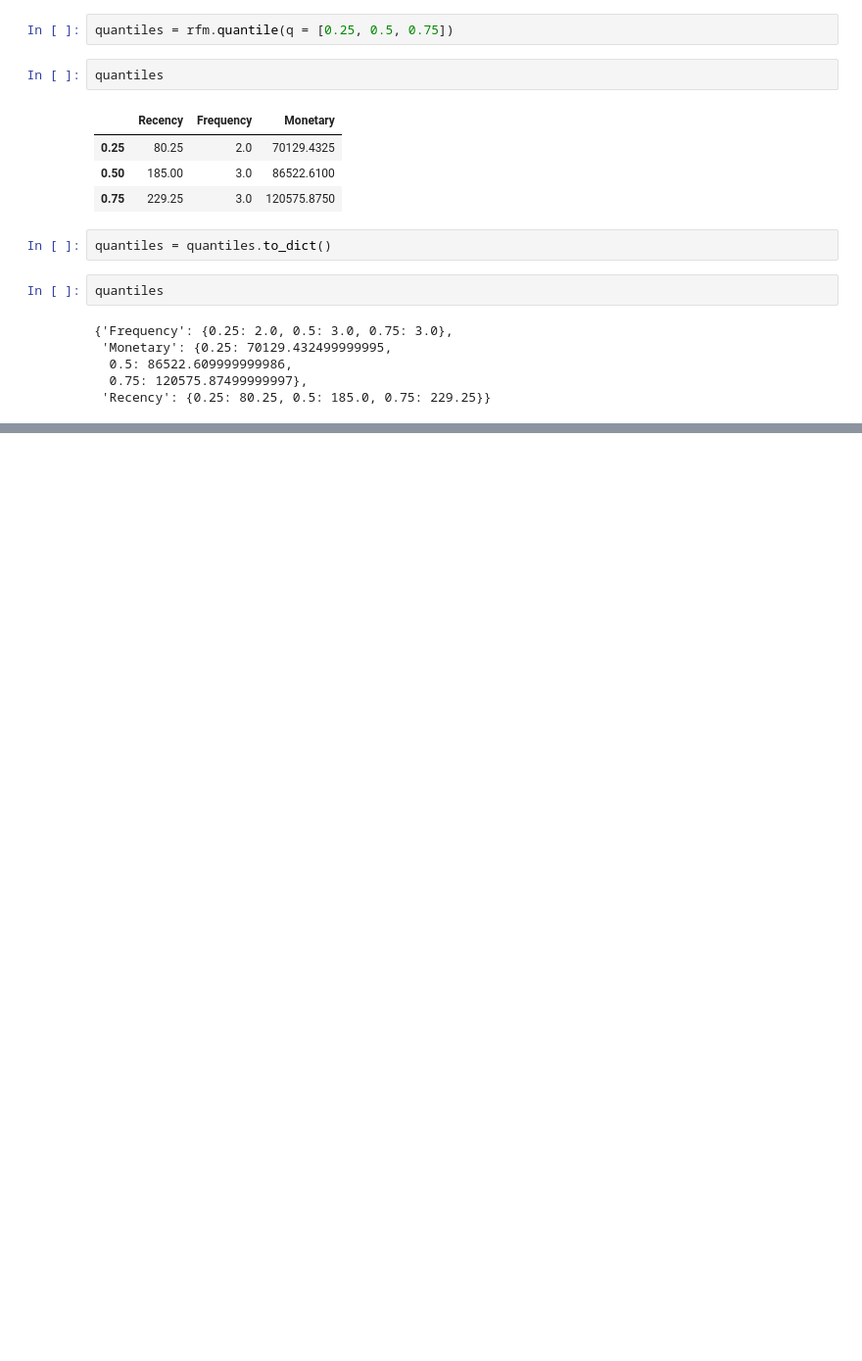
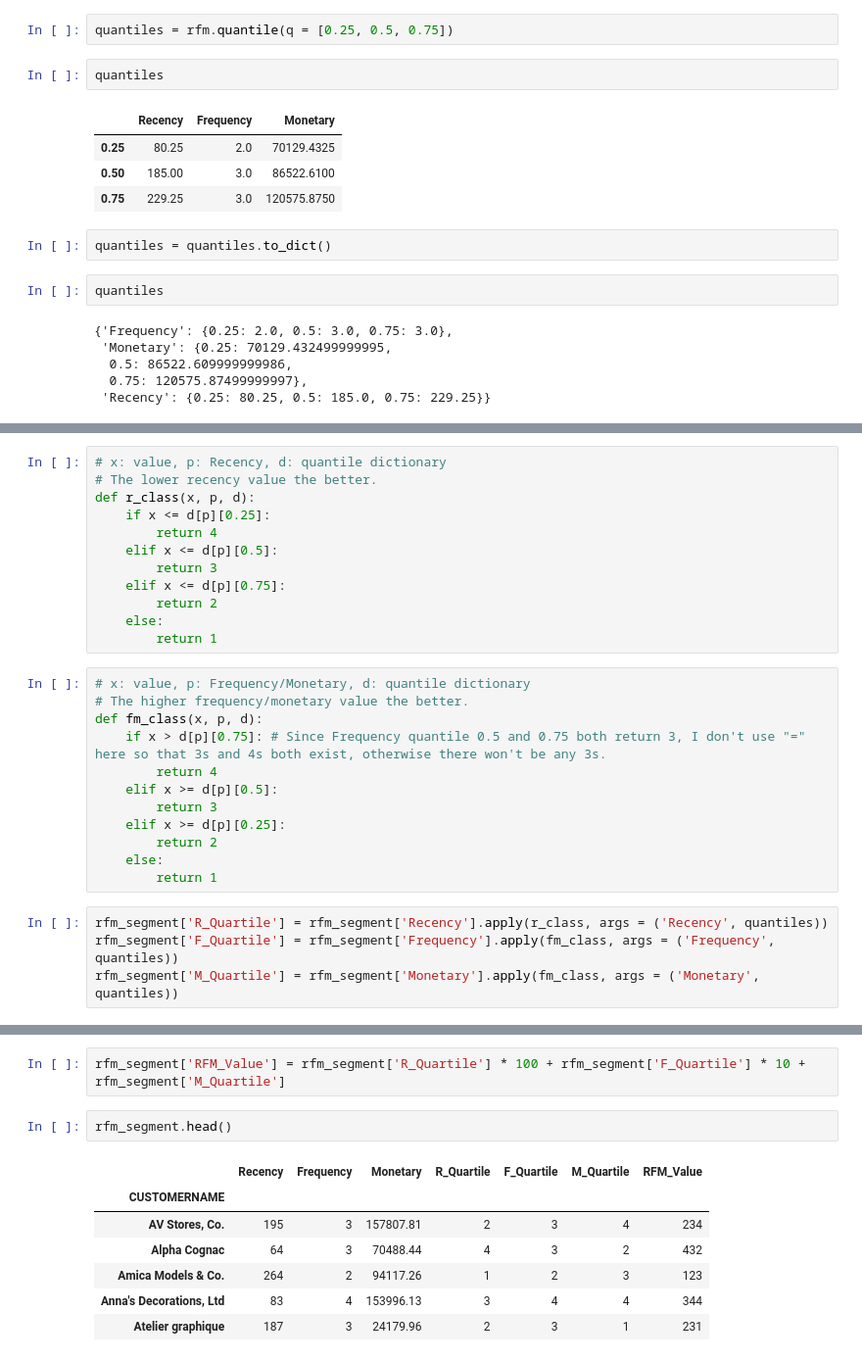
Before and after one commit to dorasimon/Open-Data-Analytics, a Jupyter notebook: Vehicle Sales/Vehicle Sales Analysis.ipynb, the cells around one changed output, grey strips where cells are left out. Shown at 98% size. Drawn from its saved outputs; the diff is of its cells as text; blank space fills up the shorter version.

```diff
--- a/Vehicle Sales/Vehicle Sales Analysis.ipynb
+++ b/Vehicle Sales/Vehicle Sales Analysis.ipynb
@@ -275,0 +260,28 @@ quantiles
+# %%
+# x: value, p: Recency, d: quantile dictionary
+# The lower recency value the better.
+def r_class(x, p, d):
+    if x <= d[p][0.25]:
+        return 4
+    elif x <= d[p][0.5]:
+        return 3
+    elif x <= d[p][0.75]:
+        return 2
+    else:
+        return 1
+# %%
+# x: value, p: Frequency/Monetary, d: quantile dictionary
+# The higher frequency/monetary value the better.
+def fm_class(x, p, d):
+    if x > d[p][0.75]: # Since Frequency quantile 0.5 and 0.75 both return 3, I don't use "=" here so that 3s and 4s both exist, otherwise there won't be any 3s.
+        return 4
+    elif x >= d[p][0.5]:
+        return 3
+    elif x >= d[p][0.25]:
+        return 2
+    else:
+        return 1
+# %%
+rfm_segment['R_Quartile'] = rfm_segment['Recency'].apply(r_class, args = ('Recency', quantiles))
+rfm_segment['F_Quartile'] = rfm_segment['Frequency'].apply(fm_class, args = ('Frequency', quantiles))
+rfm_segment['M_Quartile'] = rfm_segment['Monetary'].apply(fm_class, args = ('Monetary', quantiles))
@@ -275,0 +298,12 @@ quantiles
+# %%
+rfm_segment['RFM_Value'] = rfm_segment['R_Quartile'] * 100 + rfm_segment['F_Quartile'] * 10 + rfm_segment['M_Quartile']
+# %%
+rfm_segment.head()
+# %% [output]
+|  | Recency | Frequency | Monetary | R_Quartile | F_Quartile | M_Quartile | RFM_Value |
+| CUSTOMERNAME |  |  |  |  |  |  |  |
+| AV Stores, Co. | 195 | 3 | 157807.81 | 2 | 3 | 4 | 234 |
+| Alpha Cognac | 64 | 3 | 70488.44 | 4 | 3 | 2 | 432 |
+| Amica Models & Co. | 264 | 2 | 94117.26 | 1 | 2 | 3 | 123 |
+| Anna's Decorations, Ltd | 83 | 4 | 153996.13 | 3 | 4 | 4 | 344 |
+| Atelier graphique | 187 | 3 | 24179.96 | 2 | 3 | 1 | 231 |
```
Also changed, not shown: parts of 14 cells of this notebook.
